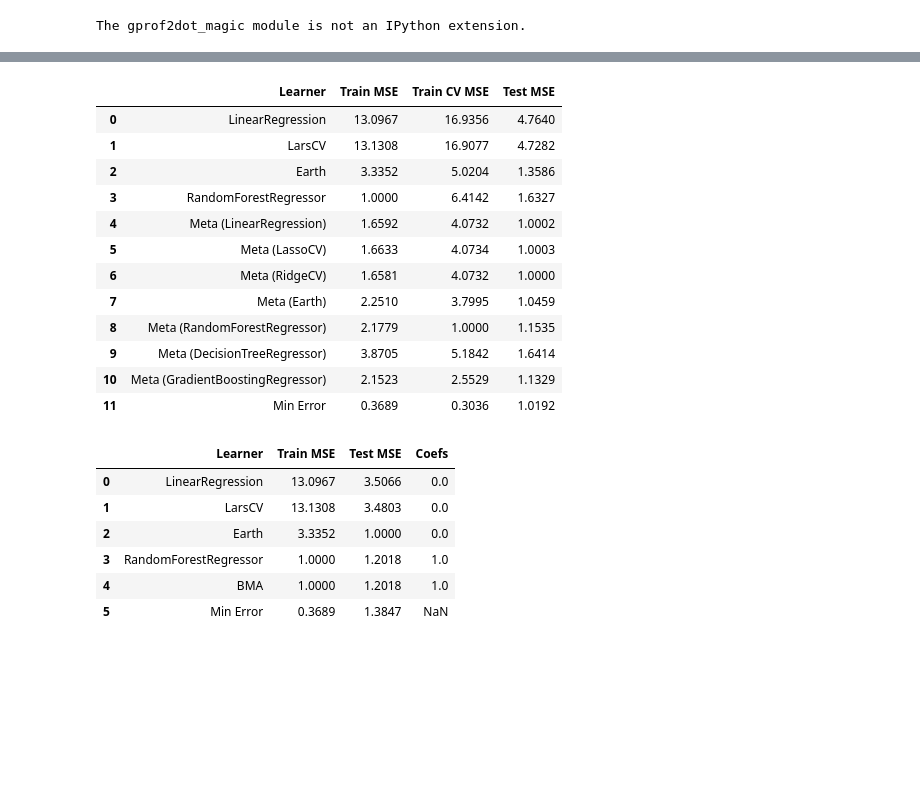
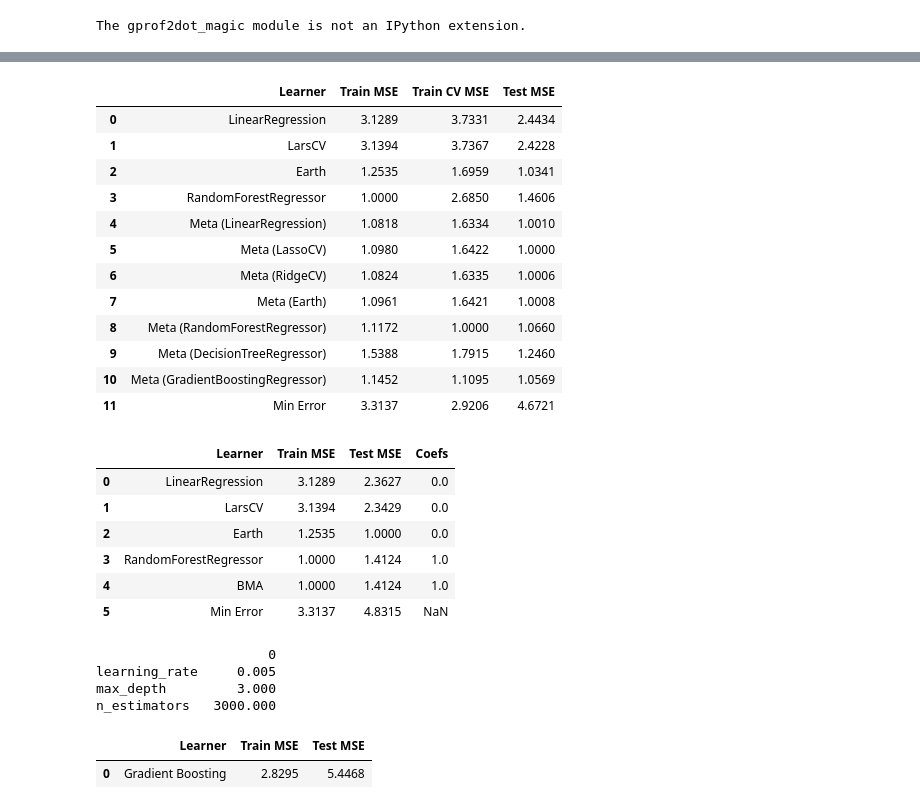
Before and after one commit to Akababa/super-learner, a Jupyter notebook: Reproduce results.ipynb, the cells around one changed output, grey strips where cells are left out. Drawn from its saved outputs; the diff is of its cells as text; code cells hidden in the pictures; blank space fills up the shorter version.

```diff
--- a/Reproduce results.ipynb
+++ b/Reproduce results.ipynb
@@ -3,9 +3,10 @@
 from sklearn import datasets, linear_model, neighbors, svm, ensemble
 from sklearn.model_selection import train_test_split
 from sklearn.model_selection import KFold
+from sklearn.model_selection import GridSearchCV
 from sklearn.tree import DecisionTreeRegressor
 from sklearn.metrics import mean_squared_error
-from base import SuperLearner, BMA, try_super_learners
+from base import SuperLearner, BMA, try_super_learners, gbm_summary
 import pandas as pd
 import numpy as np
 from scipy import stats
@@ -24,22 +25,28 @@ lasso = linear_model.LassoCV(cv=v_folds, normalize=True)
 nn = neighbors.KNeighborsRegressor(weights='distance')
 svm1 = svm.SVR(kernel='linear', C=10, gamma='auto')
 svm2 = svm.SVR(kernel='poly', C=10, gamma='auto')
-rf = ensemble.RandomForestRegressor(n_estimators=100,min_samples_split=5, random_state=seed)
+rf = ensemble.RandomForestRegressor(n_estimators=500, max_depth=7,
+                                    min_samples_split=5, random_state=seed)
 gbm = ensemble.GradientBoostingRegressor()
+gbm_cv = GridSearchCV(ensemble.GradientBoostingRegressor(),
+                   param_grid={'learning_rate':[0.005,0.01],
+                              'n_estimators':[1000,3000],
+                              'max_depth':[3,5]})
 # earth is sort of like D/S/A?
 earth=Earth(max_terms=50,max_degree=3,use_fast=True,verbose=0) # get this from https://github.com/scikit-learn-contrib/py-earth
 rtree=DecisionTreeRegressor(max_depth=3,min_samples_split=5)
 
 cands=[ols,lars,earth,rf]
 metas=[ols,lasso,ridge,earth,rf,rtree,gbm]
-def helper(X1,y1,X2,y2,cands_bma=cands,cands_sl=cands,metas=metas,relative=True):
+def helper(X1,y1,X2,y2,cands_bma=cands,cands_sl=cands,metas=metas,gbm=gbm_cv,relative=True):
+
     display(try_super_learners(cands_sl,metas,X1,y1,X2,y2,relative=relative))
 #     sl=SuperLearner(cand_learners=cands,V=10,meta_learner=ols).fit(X1,y1)
 #     for meta in metas:
 #         sl.meta_learner_=meta.fit(sl.Z_train_cv_,y1)
 #         df=sl.debug(X1,y1,X2,y2,skip_fit=True)
-
     display(BMA(cand_learners=cands_bma).debug(X1,y1,X2,y2,relative=relative))
+    display(gbm_summary(gbm,X1,y1,X2,y2))
 # %% [output]
 The gprof2dot_magic module is not an IPython extension.
 # %%
@@ -148,44 +173,50 @@ helper(*train3,*test3)
 # %%
 # non-linear simulation (low noise)
 def sim3(n, noise_ratio=0.2, seed=seed):
     np.random.seed(seed)
     x14 = np.random.binomial(1,.4,size=(4,n))
     x48 = np.random.binomial(8, 0.2, size=(4,n))
     x912 = np.random.normal(2, 2, size=(4,n))
 
     X = np.transpose(pd.DataFrame(np.concatenate([x14,x48,x912])))
     Ey = 0.4*(x48[1]> 3)*(x48[2] < 3) + x14[1]*x14[0]*(4-x48[2])\
-        - x48[1]*0.1*x912[0] + 0.5*x912[3]*((x912[2]>0)*(x912[1]>6)) + x48[1]*(x14[1])\
+        - 0.8*x48[1]*x912[0] + 0.5*x912[3]*((x912[2]>0)*(x912[1]>6)) + x48[1]*(x14[1])\
         + 0.5*x912[1]*(x48[3]>2)*x48[3] + (1-x14[0])*(1+x48[2])
 
     var_y = np.var(Ey)
     eps = np.random.normal(0,noise_ratio*var_y,size=n)
     y = Ey + eps
     return X, y
 
 train4,test4=sim3(1000,0.1),sim3(10000,0.1)
 helper(*train4,*test4)
 # %% [output]
 |  | Learner | Train MSE | Train CV MSE | Test MSE |
-| 0 | LinearRegression | 13.0967 | 16.9356 | 4.7640 |
-| 1 | LarsCV | 13.1308 | 16.9077 | 4.7282 |
-| 2 | Earth | 3.3352 | 5.0204 | 1.3586 |
-| 3 | RandomForestRegressor | 1.0000 | 6.4142 | 1.6327 |
-| 4 | Meta (LinearRegression) | 1.6592 | 4.0732 | 1.0002 |
-| 5 | Meta (LassoCV) | 1.6633 | 4.0734 | 1.0003 |
-| 6 | Meta (RidgeCV) | 1.6581 | 4.0732 | 1.0000 |
-| 7 | Meta (Earth) | 2.2510 | 3.7995 | 1.0459 |
-| 8 | Meta (RandomForestRegressor) | 2.1779 | 1.0000 | 1.1535 |
-| 9 | Meta (DecisionTreeRegressor) | 3.8705 | 5.1842 | 1.6414 |
-| 10 | Meta (GradientBoostingRegressor) | 2.1523 | 2.5529 | 1.1329 |
-| 11 | Min Error | 0.3689 | 0.3036 | 1.0192 |
+| 0 | LinearRegression | 3.1289 | 3.7331 | 2.4434 |
+| 1 | LarsCV | 3.1394 | 3.7367 | 2.4228 |
+| 2 | Earth | 1.2535 | 1.6959 | 1.0341 |
+| 3 | RandomForestRegressor | 1.0000 | 2.6850 | 1.4606 |
+| 4 | Meta (LinearRegression) | 1.0818 | 1.6334 | 1.0010 |
+| 5 | Meta (LassoCV) | 1.0980 | 1.6422 | 1.0000 |
+| 6 | Meta (RidgeCV) | 1.0824 | 1.6335 | 1.0006 |
+| 7 | Meta (Earth) | 1.0961 | 1.6421 | 1.0008 |
+| 8 | Meta (RandomForestRegressor) | 1.1172 | 1.0000 | 1.0660 |
+| 9 | Meta (DecisionTreeRegressor) | 1.5388 | 1.7915 | 1.2460 |
+| 10 | Meta (GradientBoostingRegressor) | 1.1452 | 1.1095 | 1.0569 |
+| 11 | Min Error | 3.3137 | 2.9206 | 4.6721 |
 |  | Learner | Train MSE | Test MSE | Coefs |
-| 0 | LinearRegression | 13.0967 | 3.5066 | 0.0 |
-| 1 | LarsCV | 13.1308 | 3.4803 | 0.0 |
-| 2 | Earth | 3.3352 | 1.0000 | 0.0 |
-| 3 | RandomForestRegressor | 1.0000 | 1.2018 | 1.0 |
-| 4 | BMA | 1.0000 | 1.2018 | 1.0 |
-| 5 | Min Error | 0.3689 | 1.3847 | NaN |
+| 0 | LinearRegression | 3.1289 | 2.3627 | 0.0 |
+| 1 | LarsCV | 3.1394 | 2.3429 | 0.0 |
+| 2 | Earth | 1.2535 | 1.0000 | 0.0 |
+| 3 | RandomForestRegressor | 1.0000 | 1.4124 | 1.0 |
+| 4 | BMA | 1.0000 | 1.4124 | 1.0 |
+| 5 | Min Error | 3.3137 | 4.8315 | NaN |
+                      0
+learning_rate     0.005
+max_depth         3.000
+n_estimators   3000.000
+|  | Learner | Train MSE | Test MSE |
+| 0 | Gradient Boosting | 2.8295 | 5.4468 |
 # %%
 # non-linear simulation (high noise)
 train5,test5=sim3(1000,0.35),sim3(10000,0.35)
```
Also changed, not shown: parts of 7 cells of this notebook, 1 other file.
